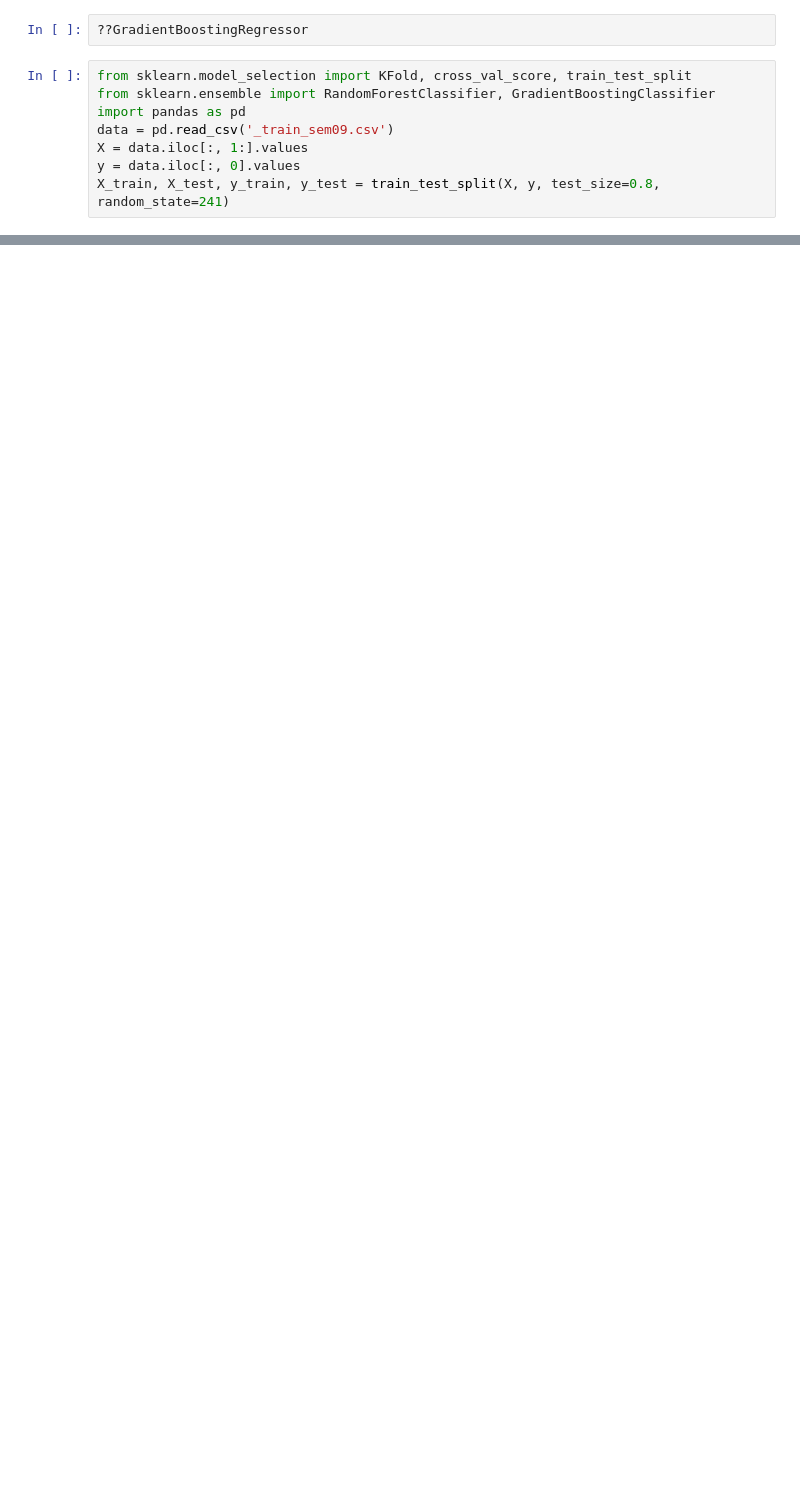
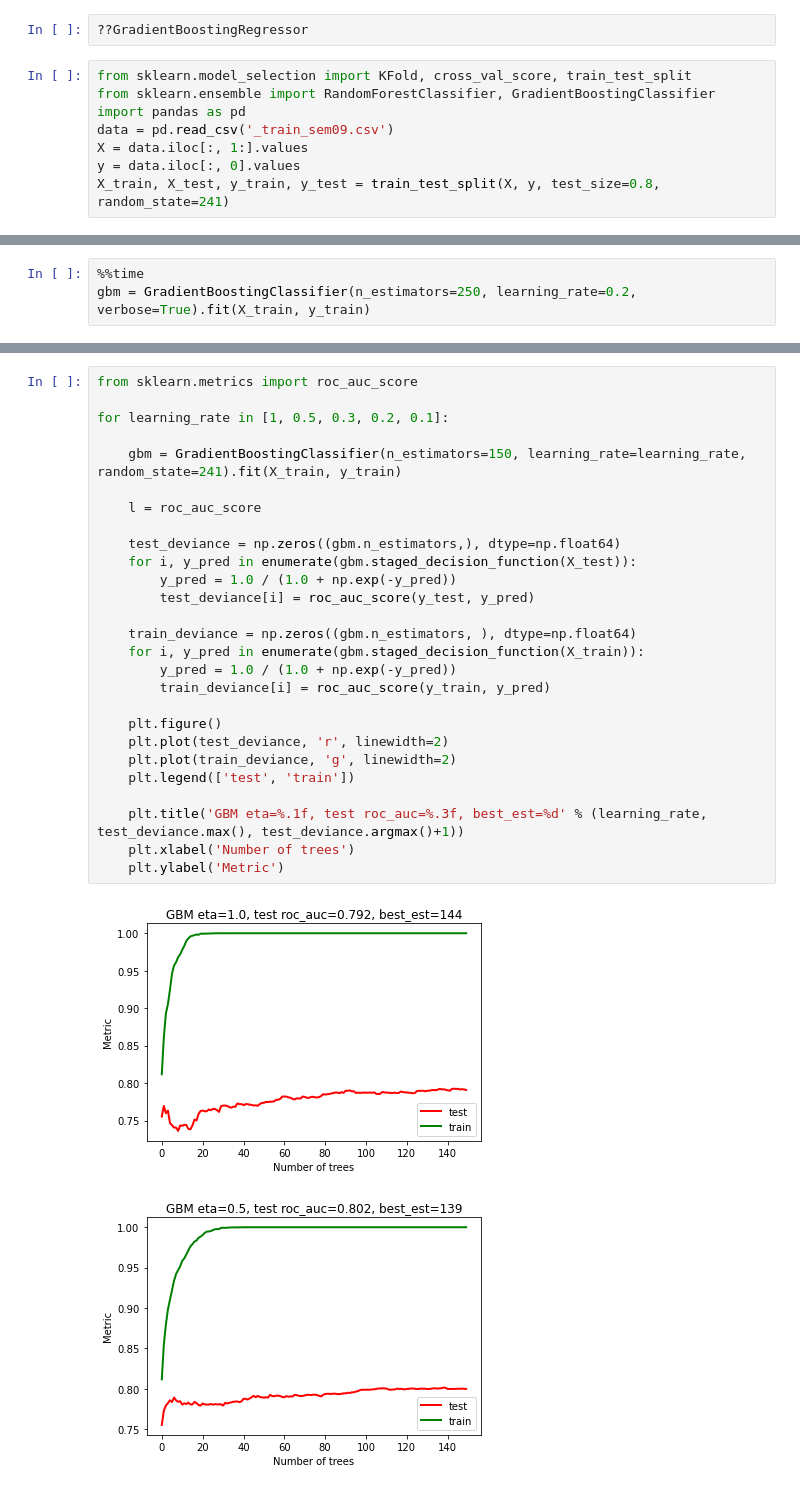
Before and after one commit to ZavGeorge/ML_model, a Jupyter notebook: DecisionTrees/BaggingAndGradientBoosting.ipynb, the cells around one changed output, grey strips where cells are left out. Saved outputs shown, nothing was run; the diff lists cells and outputs as text; blank space fills up the shorter version.

```diff
--- a/DecisionTrees/BaggingAndGradientBoosting.ipynb
+++ b/DecisionTrees/BaggingAndGradientBoosting.ipynb
@@ -121,0 +120,3 @@ X_train, X_test, y_train, y_test = train_test_split(X, y, test_size=0.8, random_
+# %%
+%%time
+gbm = GradientBoostingClassifier(n_estimators=250, learning_rate=0.2, verbose=True).fit(X_train, y_train)
@@ -121,0 +141,30 @@ X_train, X_test, y_train, y_test = train_test_split(X, y, test_size=0.8, random_
+# %%
+from sklearn.metrics import roc_auc_score
+
+for learning_rate in [1, 0.5, 0.3, 0.2, 0.1]:
+
+    gbm = GradientBoostingClassifier(n_estimators=150, learning_rate=learning_rate, random_state=241).fit(X_train, y_train)
+
+    l = roc_auc_score
+
+    test_deviance = np.zeros((gbm.n_estimators,), dtype=np.float64)
+    for i, y_pred in enumerate(gbm.staged_decision_function(X_test)):
+        y_pred = 1.0 / (1.0 + np.exp(-y_pred))
+        test_deviance[i] = roc_auc_score(y_test, y_pred)
+
+    train_deviance = np.zeros((gbm.n_estimators, ), dtype=np.float64)
+    for i, y_pred in enumerate(gbm.staged_decision_function(X_train)):
+        y_pred = 1.0 / (1.0 + np.exp(-y_pred))
+        train_deviance[i] = roc_auc_score(y_train, y_pred)
+
+    plt.figure()
+    plt.plot(test_deviance, 'r', linewidth=2)
+    plt.plot(train_deviance, 'g', linewidth=2)
+    plt.legend(['test', 'train'])
+
+    plt.title('GBM eta=%.1f, test roc_auc=%.3f, best_est=%d' % (learning_rate, test_deviance.max(), test_deviance.argmax()+1))
+    plt.xlabel('Number of trees')
+    plt.ylabel('Metric')
+# %% [output]
+[figure, added]
+[figure, added]
```
Also changed, not shown: parts of 10 cells of this notebook, 1 other file.
